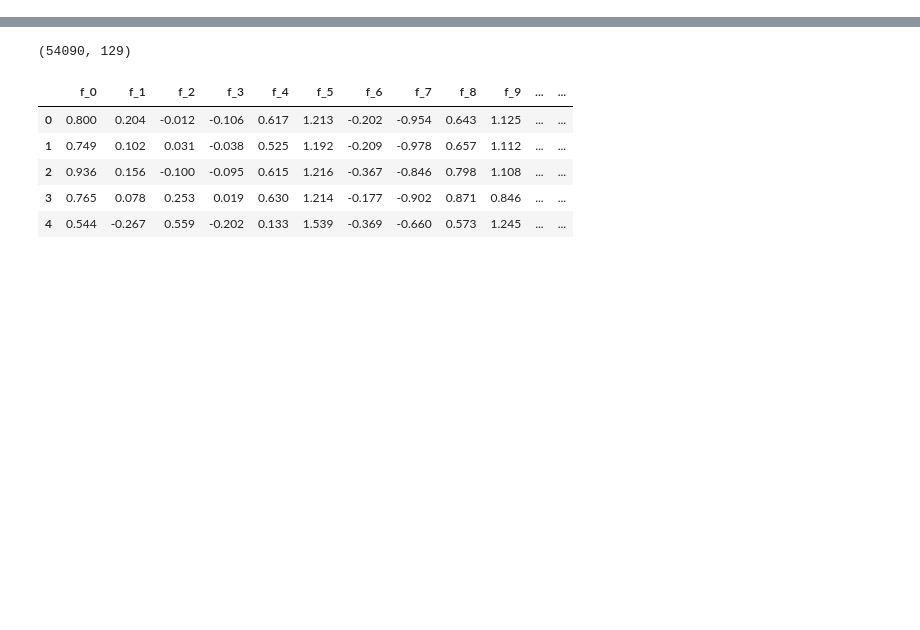
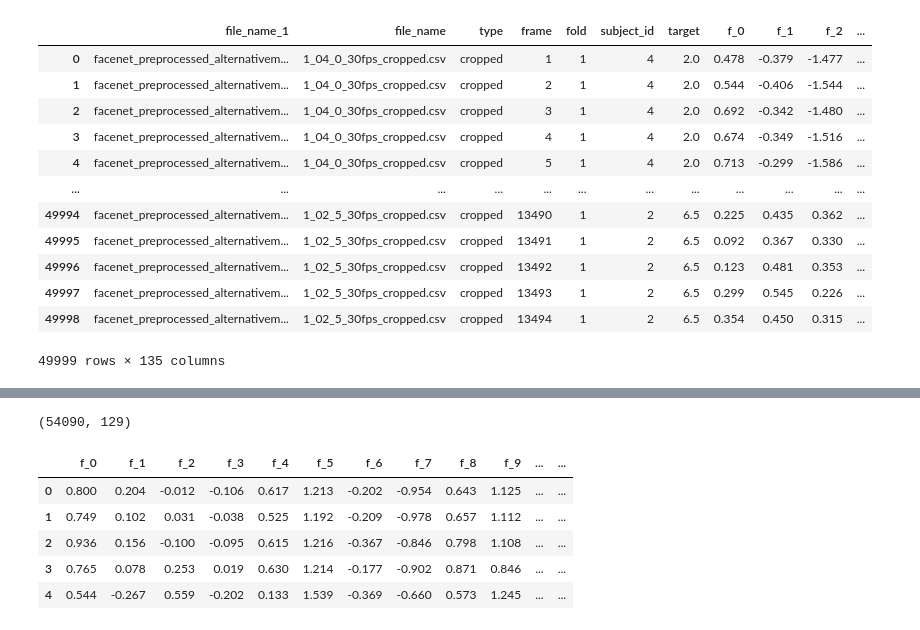
Before and after one commit to Roobahist/fatigue-detection, a Jupyter notebook: experiments/e7/temp.ipynb, the cells around one changed output, grey strips where cells are left out. Saved outputs shown, nothing was run; the diff lists cells and outputs as text; code cells hidden in the pictures; blank space fills up the shorter version.

```diff
--- a/experiments/e7/temp.ipynb
+++ b/experiments/e7/temp.ipynb
@@ -0,0 +7,10 @@
+# %%
+path_to_data = "/work/long_lab/Mojtaba/data/UTA/1.3.3-preprocessed"
+
+# unpreprocessed_data = load_data(path_to_data=path_to_data, file_names=[])
+preprocessed_data = load_data(
+    path_to_data=path_to_data,
+    # file_names=["facenet_preprocessed_alternativemapping.csv"],
+    file_names=["facenet_preprocessed_alternativemapping_croppedonly.csv"],
+    nrows=50000,
+)
@@ -0,0 +19,16 @@
+# %%
+preprocessed_data
+# %% [output]
+|  | file_name_1 | file_name | type | frame | fold | subject_id | target | f_0 | f_1 | f_2 | ... |
+| 0 | facenet_preprocessed_alternativem... | 1_04_0_30fps_cropped.csv | cropped | 1 | 1 | 4 | 2.0 | 0.478 | -0.379 | -1.477 | ... |
+| 1 | facenet_preprocessed_alternativem... | 1_04_0_30fps_cropped.csv | cropped | 2 | 1 | 4 | 2.0 | 0.544 | -0.406 | -1.544 | ... |
+| 2 | facenet_preprocessed_alternativem... | 1_04_0_30fps_cropped.csv | cropped | 3 | 1 | 4 | 2.0 | 0.692 | -0.342 | -1.480 | ... |
+| 3 | facenet_preprocessed_alternativem... | 1_04_0_30fps_cropped.csv | cropped | 4 | 1 | 4 | 2.0 | 0.674 | -0.349 | -1.516 | ... |
+| 4 | facenet_preprocessed_alternativem... | 1_04_0_30fps_cropped.csv | cropped | 5 | 1 | 4 | 2.0 | 0.713 | -0.299 | -1.586 | ... |
+| ... | ... | ... | ... | ... | ... | ... | ... | ... | ... | ... | ... |
+| 49994 | facenet_preprocessed_alternativem... | 1_02_5_30fps_cropped.csv | cropped | 13490 | 1 | 2 | 6.5 | 0.225 | 0.435 | 0.362 | ... |
+| 49995 | facenet_preprocessed_alternativem... | 1_02_5_30fps_cropped.csv | cropped | 13491 | 1 | 2 | 6.5 | 0.092 | 0.367 | 0.330 | ... |
+| 49996 | facenet_preprocessed_alternativem... | 1_02_5_30fps_cropped.csv | cropped | 13492 | 1 | 2 | 6.5 | 0.123 | 0.481 | 0.353 | ... |
+| 49997 | facenet_preprocessed_alternativem... | 1_02_5_30fps_cropped.csv | cropped | 13493 | 1 | 2 | 6.5 | 0.299 | 0.545 | 0.226 | ... |
+| 49998 | facenet_preprocessed_alternativem... | 1_02_5_30fps_cropped.csv | cropped | 13494 | 1 | 2 | 6.5 | 0.354 | 0.450 | 0.315 | ... |
+49999 rows × 135 columns
```
Also changed, not shown: parts of 11 cells of this notebook.
